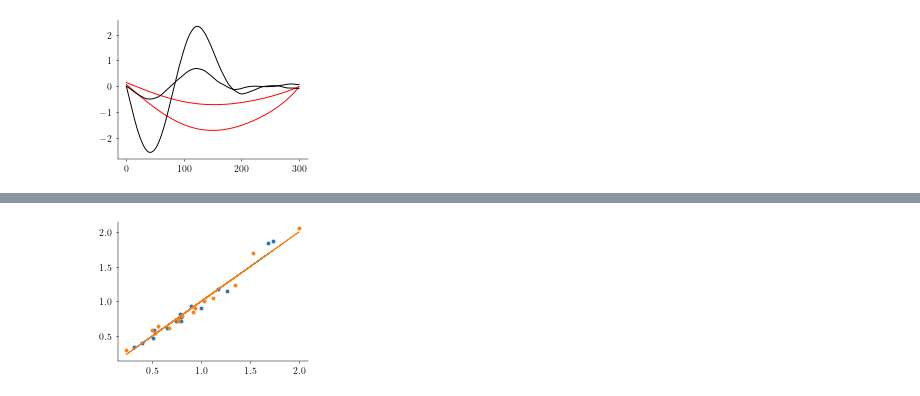
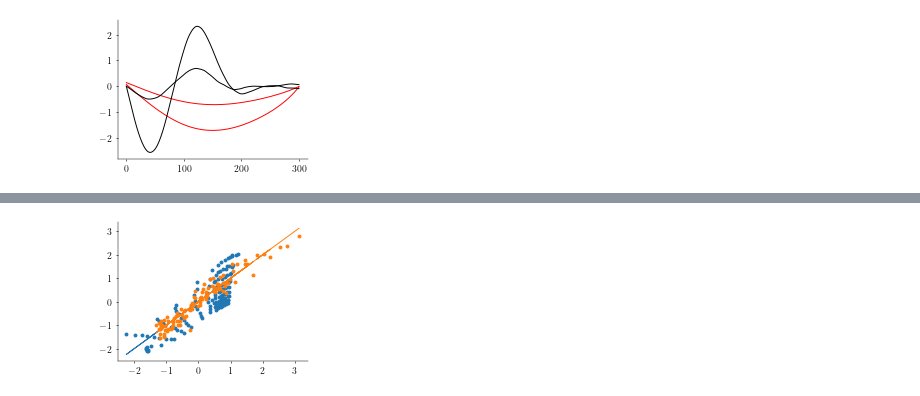
Before and after one commit to marineschimel/why-prep-2, a Jupyter notebook: notebooks/ctrl_analysis.ipynb, the cells around one changed output, grey strips where cells are left out. Saved outputs shown, nothing was run; the diff lists cells and outputs as text; code cells hidden in the pictures.

```diff
--- a/notebooks/ctrl_analysis.ipynb
+++ b/notebooks/ctrl_analysis.ipynb
@@ -406,19 +210,3 @@ plt.scatter(rdn_betas/(rdn_alphas)**expo, rdn_pis, color = "green", label = "Rdn
-# %%
-soc_alphas_c_binned = np.load("binned/soc_alphas_c.npy")
-soc_alphas_binned = np.load("binned/soc_alphas_c.npy")
-soc_betas_binned = np.load("binned/soc_betas.npy")
-soc_locs = np.load("binned/soc_norms.npy")
-rdn_alphas_c_binned = np.load("binned/rdn_alphas_c.npy")
-rdn_alphas_binned = np.load("binned/rdn_alphas_c.npy")
-rdn_betas_binned = np.load("binned/rdn_betas.npy")
-rdn_norms_binned = np.load("binned/rdn_norms.npy")
-skew_alphas_c_binned = np.load("binned/skew_alphas_c.npy")
-skew_alphas_binned = np.load("binned/skew_alphas_c.npy")
-skew_betas_binned = np.load("binned/skew_betas.npy")
-skew_norms_binned = np.load("binned/skew_norms.npy")
-prep_idces_skew = np.load("binned/skew_pis.npy")
-prep_idces_rdn = np.load("binned/rdn_pis.npy")
-prep_idces = np.load("binned/soc_pis.npy")
 # %%
 plt.scatter(soc_betas_binned/np.mean(soc_betas_binned), prep_idces, color = "red", label = "ISNs")
 plt.scatter(skew_betas_binned/np.mean(skew_betas_binned),prep_idces_skew, color = "blue", label = "Skews")
@@ -449,7 +240,7 @@ def transfo_g(g):
     return g
 
 def transfo_a(a):
-    return 0*a
+    return a
 
 
 def transfo_d(a):
@@ -1128,60 +667,57 @@ def transfo_b(b):
 def transfo_g(g):
     return g
 
-def transfo_a(a):
-    return 0*a + 1
-
-
-def transfo_d(a):
-    return 0*np.log(a)
 
 def transfo_prep(p):
     p = np.asarray([pi for pi in p])
     return p
-print(prep_idces.shape)
-idx_choice  = np.arange(np.shape(soc_alphas_c_binned)[0])
-print(idx_choice)
-idx_rdn = np.argwhere(rdn_norms_binned < 10)
+
 #idx_rdn = np.argwhere()
-p_soc, p_skew, p_rdn, p_ss = transfo_prep(prep_idces), transfo_prep(prep_idces_skew), transfo_prep(prep_idces_rdn[idx_rdn][:,0]), transfo_prep(small_prep_idces)
-g_soc, g_skew, g_rdn, g_ss =transfo_g(soc_alphas_c_binned), transfo_g(skew_alphas_c_binned), transfo_g(rdn_alphas_c_binned[idx_rdn][:,0]), transfo_g(small_soc_alphas_c_binned)
-a_soc, a_skew, a_rdn, a_ss = transfo_a(soc_alphas_binned), transfo_a(skew_alphas_binned), transfo_a(rdn_alphas_c_binned[idx_rdn][:,0]),  transfo_a(small_soc_alphas_c_binned)
-b_soc, b_skew, b_rdn, b_ss = transfo_b(soc_betas_binned), transfo_b(skew_betas_binned), transfo_b(rdn_betas_binned[idx_rdn][:,0]),  transfo_b(small_soc_betas_binned)
-z_prep = np.concatenate([p_soc, p_ss])
+p_soc, p_skew, p_rdn = transfo_prep(prep_idces), transfo_prep(prep_idces_skew), transfo_prep(prep_idces_rdn)
+g_soc, g_skew, g_rdn =transfo_g(soc_alphas_c_binned), transfo_g(skew_alphas_c_binned), transfo_g(rdn_alphas_c_binned)
+a_soc, a_skew, a_rdn = transfo_a(soc_alphas_binned), transfo_a(skew_alphas_binned), transfo_a(rdn_alphas_c_binned)
+b_soc, b_skew, b_rdn = transfo_b(soc_betas_binned), transfo_b(skew_betas_binned), transfo_b(rdn_betas_binned)
+z_prep_train = p_soc
+mu_p = np.mean(z_prep_train)
+std_p = np.std(z_prep_train)
+z_prep_train = (z_prep_train - mu_p)/std_p
+z_prep_test = (np.concatenate([p_rdn,p_skew], axis=0) - mu_p)/std_p
 n = z_prep.shape[0]
 shuffled_idces = np.random.permutation(np.arange(n))
 train_idces, test_idces = shuffled_idces[:int(n/2)], shuffled_idces[int(n/2):]
-z_prep_train = z_prep[train_idces]
-z_prep_test= z_prep[test_idces]
-z_gamma_train = np.concatenate([g_soc, g_ss])[train_idces]
-z_gamma_test = np.concatenate([g_soc, g_ss])[test_idces]
-z_beta_train = np.concatenate([b_soc, b_ss])[train_idces]
-z_beta_test = np.concatenate([b_soc, b_ss])[test_idces]
+#z_prep_train = z_prep[train_idces]
+#z_prep_test= z_prep[test_idces]
+z_gamma_train = np.concatenate([g_soc])
+z_gamma_test = np.concatenate([g_rdn, g_skew], axis=0)
+z_beta_train = np.concatenate([b_soc])
+z_beta_test = np.concatenate([b_rdn, b_skew])
 z_bg_train = np.concatenate([z_beta_train[:,None], z_gamma_train[:,None]], axis=1)
+z_beta_train = np.concatenate([b_soc])
+mu_bg = np.mean(z_bg_train, axis=0)
+std_bg = np.std(z_bg_train, axis=0)
+z_bg_train = (z_bg_train - mu_bg)/std_bg
 ########
 z_b_test = np.concatenate([z_beta_test[:,None]], axis=1)
 z_g_test = np.concatenate([z_gamma_test[:,None]], axis=1)
-z_bg_test = np.concatenate([z_beta_test[:,None], z_gamma_test[:,None]], axis=1)
-print(z_bg_test.shape, z_bg_train.shape, z_prep_test.shape, z_prep_train.shape)
+z_bg_test = (np.concatenate([z_beta_test[:,None], z_gamma_test[:,None]], axis=1) - mu_bg)/std_bg
 ######
 z_b = all_betas
 z_g = all_gammas
-z_bg = np.concatenate([z_bg_train, z_bg_test])
-z_prep = np.concatenate([z_prep_train, z_prep_test])
+z_bg = np.concatenate([z_bg_train])
+z_prep = np.concatenate([z_prep_train])
+###############
 
 cv = ShuffleSplit(n_splits=5, test_size=0.5, random_state=0)
 cvs = cross_val_score(reg,  z_bg_train, z_prep_train, cv = cv)
-print(cvs)
-reg = LinearRegression()
 reg_bg = LinearRegression().fit(z_bg_train, z_prep_train)
-print(reg_bg.coef_, reg_bg.intercept_, reg_bg.score(z_bg_train, z_prep_train), reg_bg.score(z_bg_test, z_prep_test))
+print("score : ", reg_bg.coef_, reg_bg.intercept_, reg_bg.score(z_bg_train, z_prep_train), reg_bg.score(z_bg_test, z_prep_test))
+score_others = reg_bg.score(z_bg_test, z_prep_test)
 w_bg = reg_bg.coef_
 b_bg = reg_bg.intercept_
 plt.scatter(z_bg_test@w_bg.T + b_bg, z_prep_test)
 plt.plot(z_bg_test@w_bg.T + b_bg,z_bg_test@w_bg.T + b_bg)
 plt.plot(z_bg_train@w_bg.T + b_bg,z_bg_train@w_bg.T + b_bg)
 plt.scatter(z_bg_train@w_bg.T + b_bg, z_prep_train)
-print(small_soc_betas_binned, z_beta_train.shape, z_prep_train.shape)
 cvs = cross_val_score(reg, np.concatenate([z_beta_train, z_beta_test]).reshape(-1, 1),np.concatenate([z_prep_train, z_prep_test]).reshape(-1, 1), cv = cv)
 print(np.mean(cvs), np.std(cvs))
 mean_b, sem_b = np.mean(cvs), np.std(cvs)/np.sqrt(5)
@@ -1191,4 +727,6 @@ mean_g, sem_g = np.mean(cvs), np.std(cvs)/np.sqrt(5)
 cvs = cross_val_score(reg,z_bg, z_prep, cv = cv)
 print(np.mean(cvs), np.std(cvs))
 mean_bg, sem_bg = np.mean(cvs), np.std(cvs)/np.sqrt(5)
+
+cvs = cross_val_score(reg, np.concatenate([z_beta_train, z_beta_test]).reshape(-1, 1),np.concatenate([z_prep_train, z_prep_test]).reshape(-1, 1), cv = cv)
 # %% [output]
@@ -1205,4 +737,4 @@ mean_bg, sem_bg = np.mean(cvs), np.std(cvs)/np.sqrt(5)
-[figure, old version]
+[figure, new version]
 # %%
 import scipy, sklearn
 from sklearn.linear_model import LinearRegression
```
Also changed, not shown: parts of 36 cells of this notebook, 17 other files.
